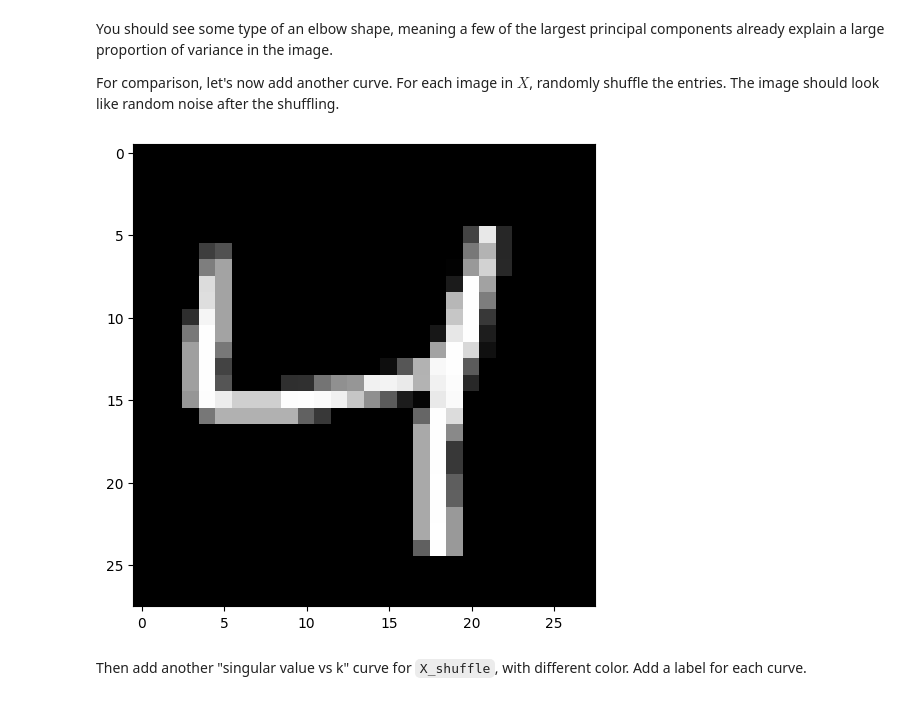
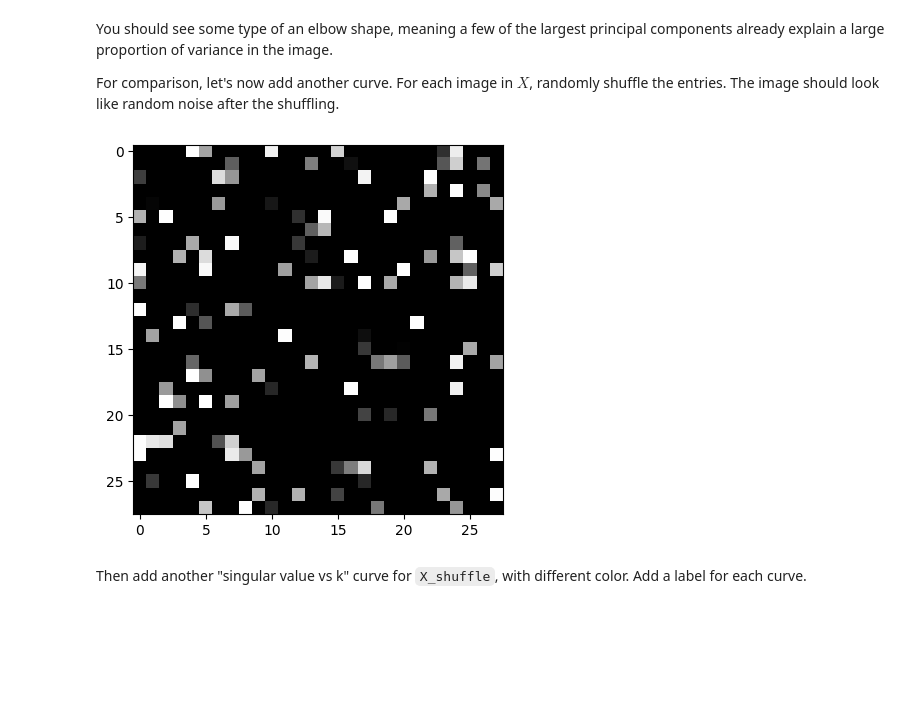
Before and after one commit to blingbangboom/142B-Final, a Jupyter notebook: Final_Project_STA142B_S25.ipynb, the cells around one changed output. Saved outputs shown, nothing was run; the diff lists cells and outputs as text; code cells hidden in the pictures; blank space fills up the shorter version.

```diff
--- a/Final_Project_STA142B_S25.ipynb
+++ b/Final_Project_STA142B_S25.ipynb
@@ -223,14 +228,15 @@ For comparison, let's now add another curve. For each image in $X$, randomly shu
 # %%
 X_shuffle = X.copy()
 ##### your code starts here #####
 
-plt.figure(figsize=(6, 6))
+for i in range(X_shuffle.shape[0]):
+    np.random.shuffle(X_shuffle[i])
 
 ##### your code ends here #####
 plt.imshow(X_shuffle[0].reshape((28, 28)), cmap="gray")
 plt.show()
 # %% [output]
-[figure, old version]
+[figure, new version]
 # %% [markdown]
 Then add another "singular value vs k" curve for `X_shuffle`, with different color. Add a label for each curve.
 # %%
```
Also changed, not shown: parts of 6 cells of this notebook.
